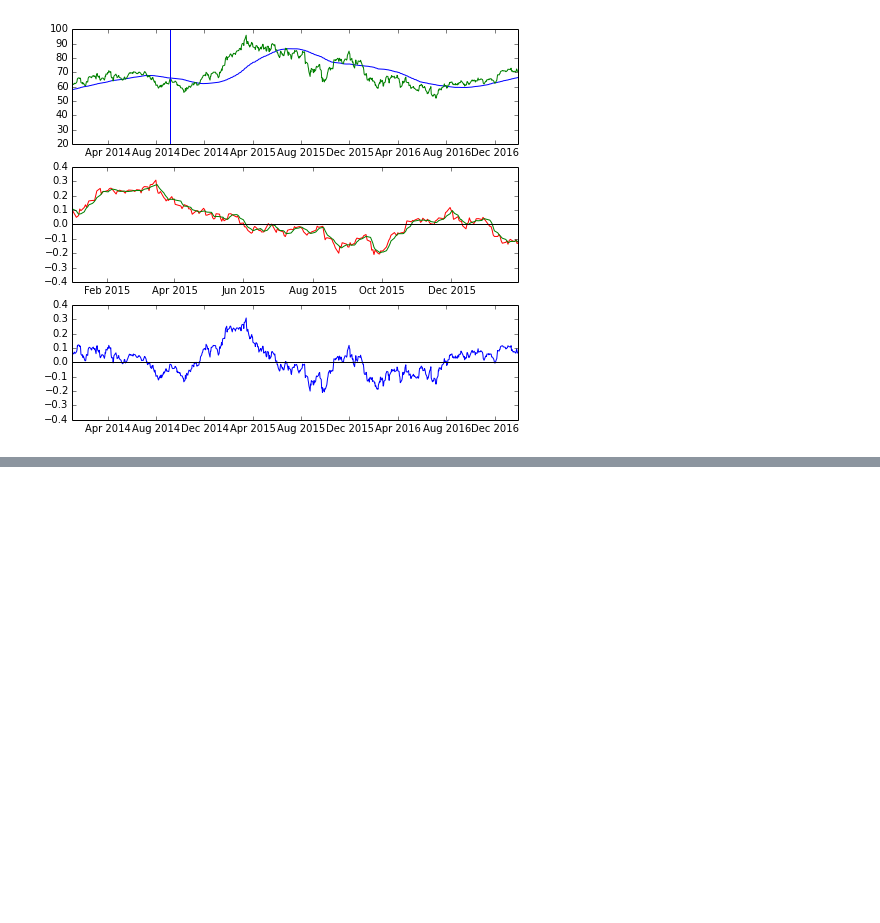
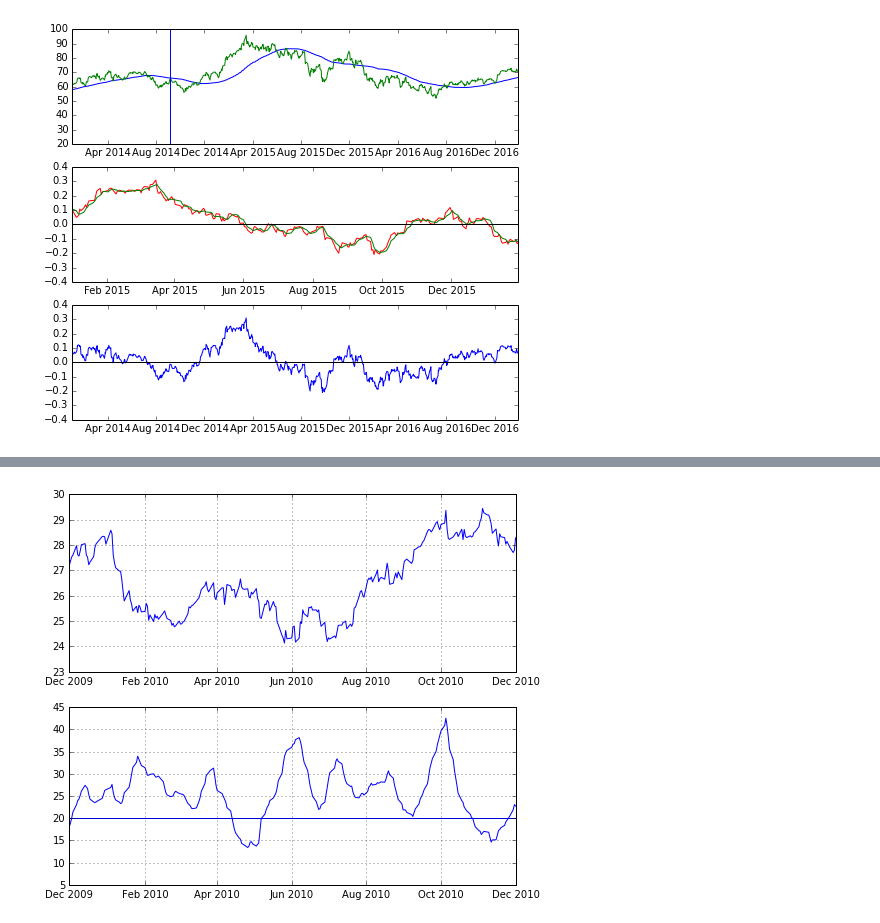
Before and after one commit to fabkno/project_one, a Jupyter notebook: notebooks/chartmarkers.ipynb, the cells around one changed output, grey strips where cells are left out. Saved outputs shown, nothing was run; the diff lists cells and outputs as text; code cells hidden in the pictures; blank space fills up the shorter version.

```diff
--- a/notebooks/chartmarkers.ipynb
+++ b/notebooks/chartmarkers.ipynb
@@ -570,0 +641,11 @@ Date
+# %%
+att = pdr.get_data_yahoo('T',datetime.datetime(2009,1,1),datetime.datetime(2010,12,1))
+# %%
+adx2=  ob._get_adx(att,window_adx=14,window_dx=14)
+adx = get_adx(att)
+print adx2.tail(5)
+print adx.tail(5)
+#adx2 =
+#di = ob._get_pdi_and_ndi(att,window=14)
+#dm = ob._get_pdm_ndm(att,window=14)
+#print dm.tail(2)
@@ -570,0 +667,18 @@ Date
+# %%
+fig,ax = plt.subplots(2,1,figsize=(8,7))
+
+ax[0].plot(att.index,att['Close'])
+ax[0].set_xlim(datetime.datetime(2009,12,1),)
+ax[0].set_ylim(23,30)
+ax[0].grid(True)
+
+ax[1].plot(att.index,adx['ADX14'])
+#ax[1].plot(att.index,adx2['ADX14'])
+#ax[1].plot(att.index,di['PDI14'])
+#ax[1].plot(att.index,di['NDI14'])
+ax[1].set_xlim(datetime.datetime(2009,12,1),)
+ax[1].axhline(20)
+ax[1].set_ylim(5,45)
+ax[1].grid(True)
+# %% [output]
+[figure, added]
```
Also changed, not shown: parts of 10 cells of this notebook.
